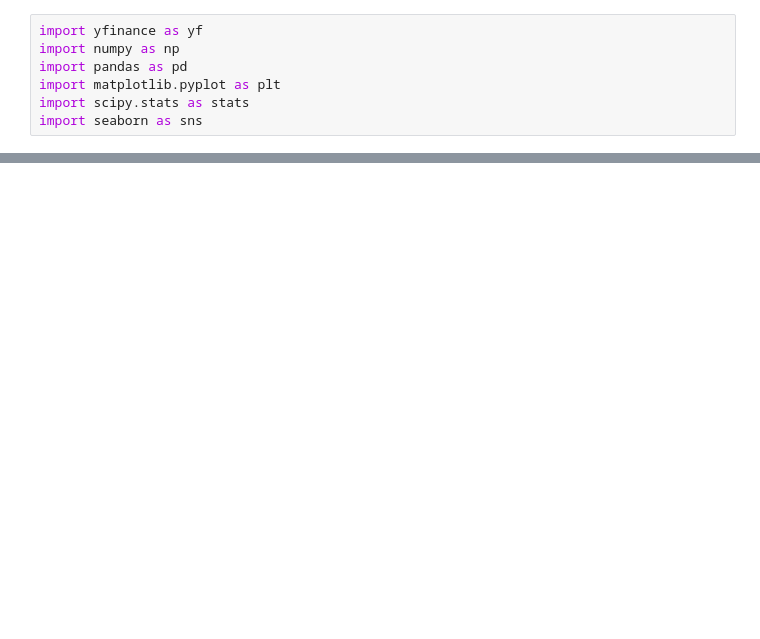
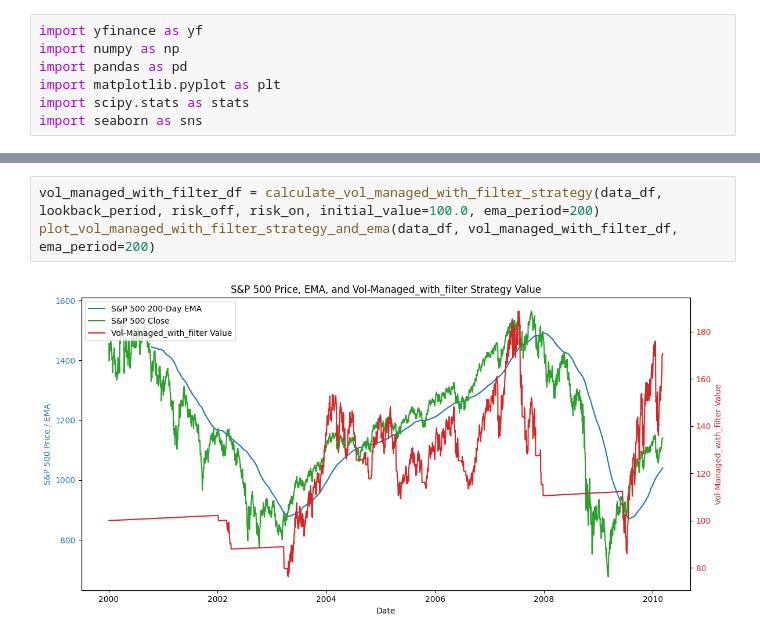
Before and after one commit to dylan-source/tradfi_model, a Jupyter notebook: S&P_Model_v12.ipynb, the cells around one changed output, grey strips where cells are left out. Drawn from its saved outputs; the diff is of its cells as text; blank space fills up the shorter version.

```diff
--- a/S&P_Model_v12.ipynb
+++ b/S&P_Model_v12.ipynb
@@ -524,0 +751,5 @@ plot_returns_distribution(combined_df["Vol-Managed_with_filter Returns"])
+# %%
+vol_managed_with_filter_df = calculate_vol_managed_with_filter_strategy(data_df, lookback_period, risk_off, risk_on, initial_value=100.0, ema_period=200)
+plot_vol_managed_with_filter_strategy_and_ema(data_df, vol_managed_with_filter_df, ema_period=200)
+# %% [output]
+[figure, added]
```
Also changed, not shown: parts of 5 cells of this notebook, 1 other file.
